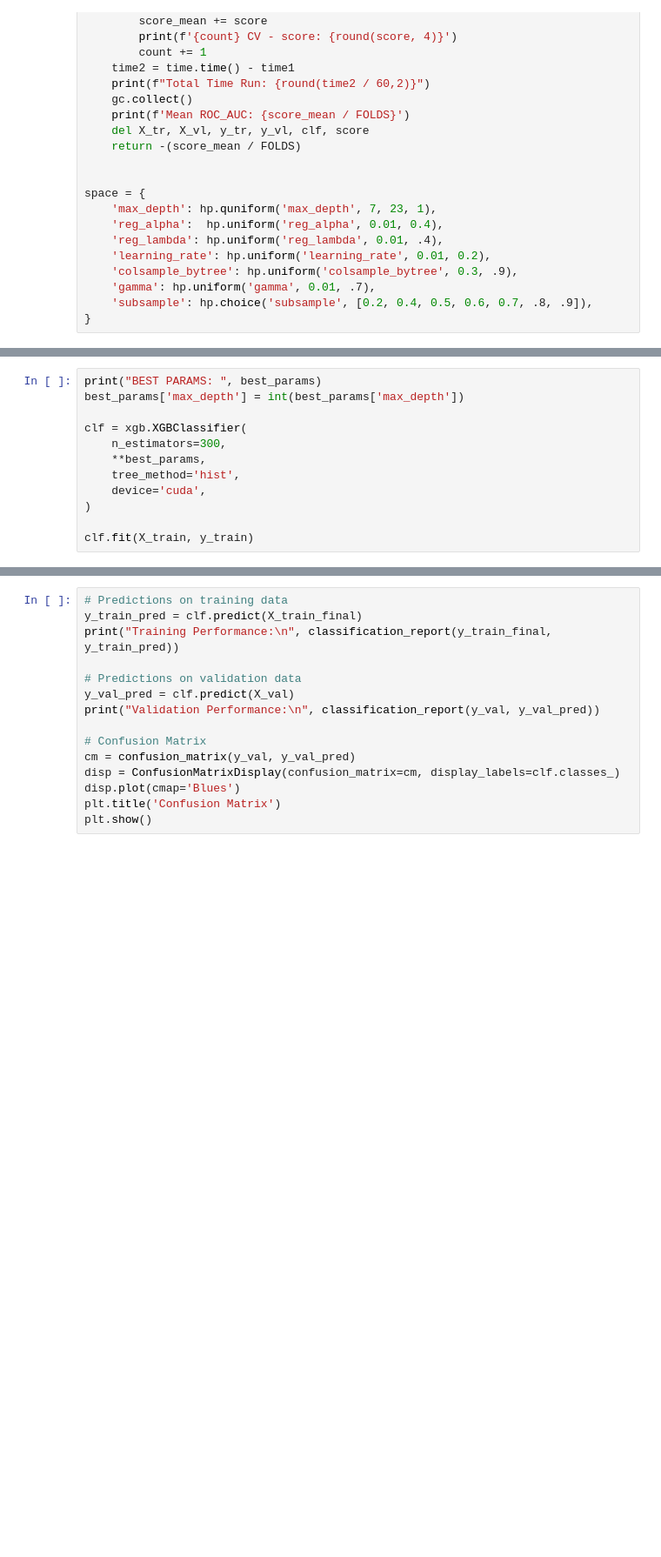
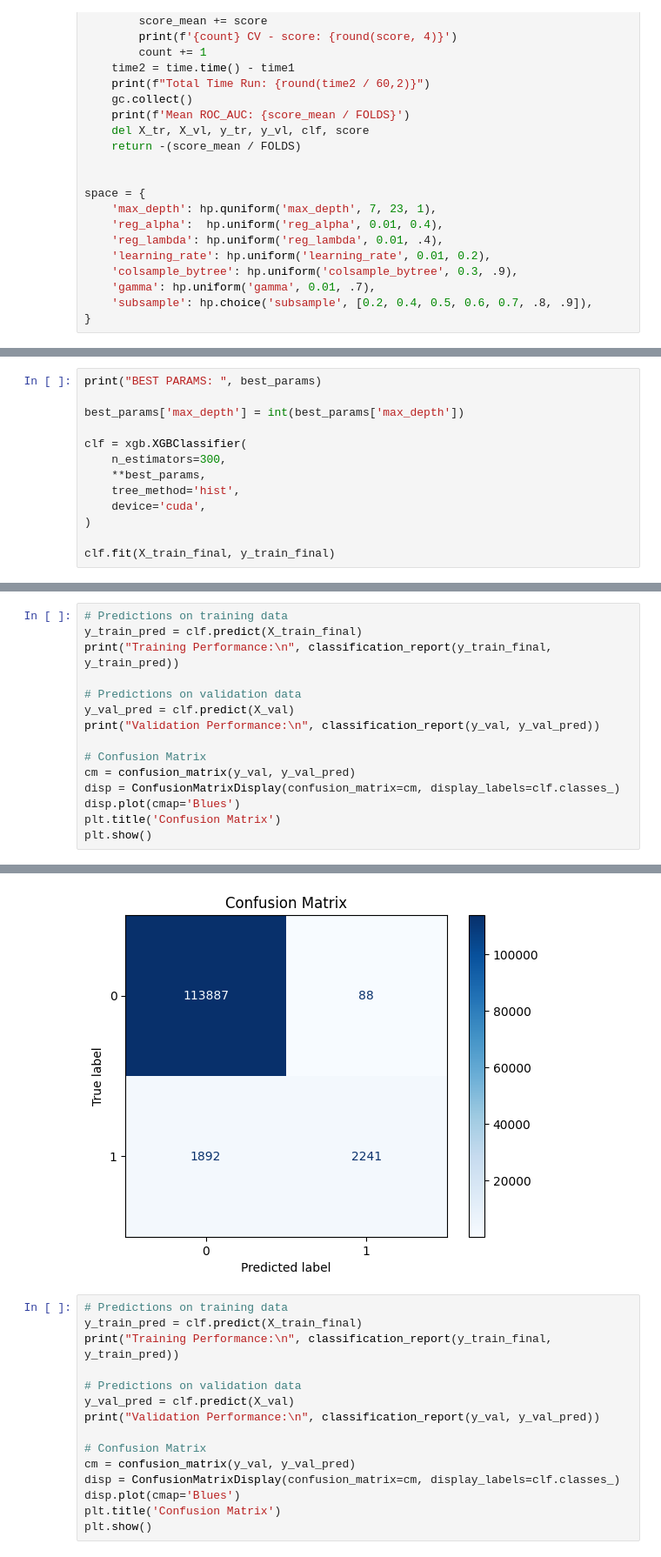
Before and after one commit to Marko-debug/Prediction-of-Fraud-transactions, a Jupyter notebook: models/XGBoost with Opt. Params and PCA.ipynb, the cells around one changed output, grey strips where cells are left out. Shown at 87% size. Drawn from its saved outputs; the diff is of its cells as text; blank space fills up the shorter version.

```diff
--- a/models/XGBoost with Opt. Params and PCA.ipynb
+++ b/models/XGBoost with Opt. Params and PCA.ipynb
@@ -834,5 +1066,6 @@ Mean ROC_AUC: 0.9095660636851303
 # %%
 print("BEST PARAMS: ", best_params)
+
 best_params['max_depth'] = int(best_params['max_depth'])
 
 clf = xgb.XGBClassifier(
@@ -842,5 +1075,5 @@ clf = xgb.XGBClassifier(
     device='cuda',
 )
 
-clf.fit(X_train, y_train)
+clf.fit(X_train_final, y_train_final)
 # %% [output]
@@ -857,3 +1090,19 @@ XGBClassifier(base_score=None, booster=None, callbacks=None,
               min_child_weight=None, missing=nan, monotone_constraints=None,
               multi_strategy=None, n_estimators=300, n_jobs=None,
               num_parallel_tree=None, ...)
+# %%
+# Predictions on training data
+y_train_pred = clf.predict(X_train_final)
+print("Training Performance:\n", classification_report(y_train_final, y_train_pred))
+
+# Predictions on validation data
+y_val_pred = clf.predict(X_val)
+print("Validation Performance:\n", classification_report(y_val, y_val_pred))
+
+# Confusion Matrix
+cm = confusion_matrix(y_val, y_val_pred)
+disp = ConfusionMatrixDisplay(confusion_matrix=cm, display_labels=clf.classes_)
+disp.plot(cmap='Blues')
+plt.title('Confusion Matrix')
+plt.show()
+# %% [output]
@@ -860,3 +1128,4 @@ XGBClassifier(base_score=None, booster=None, callbacks=None,
+[figure, added]
 # %%
 # Predictions on training data
 y_train_pred = clf.predict(X_train_final)
```
Also changed, not shown: parts of 12 cells of this notebook, 3 other files.
